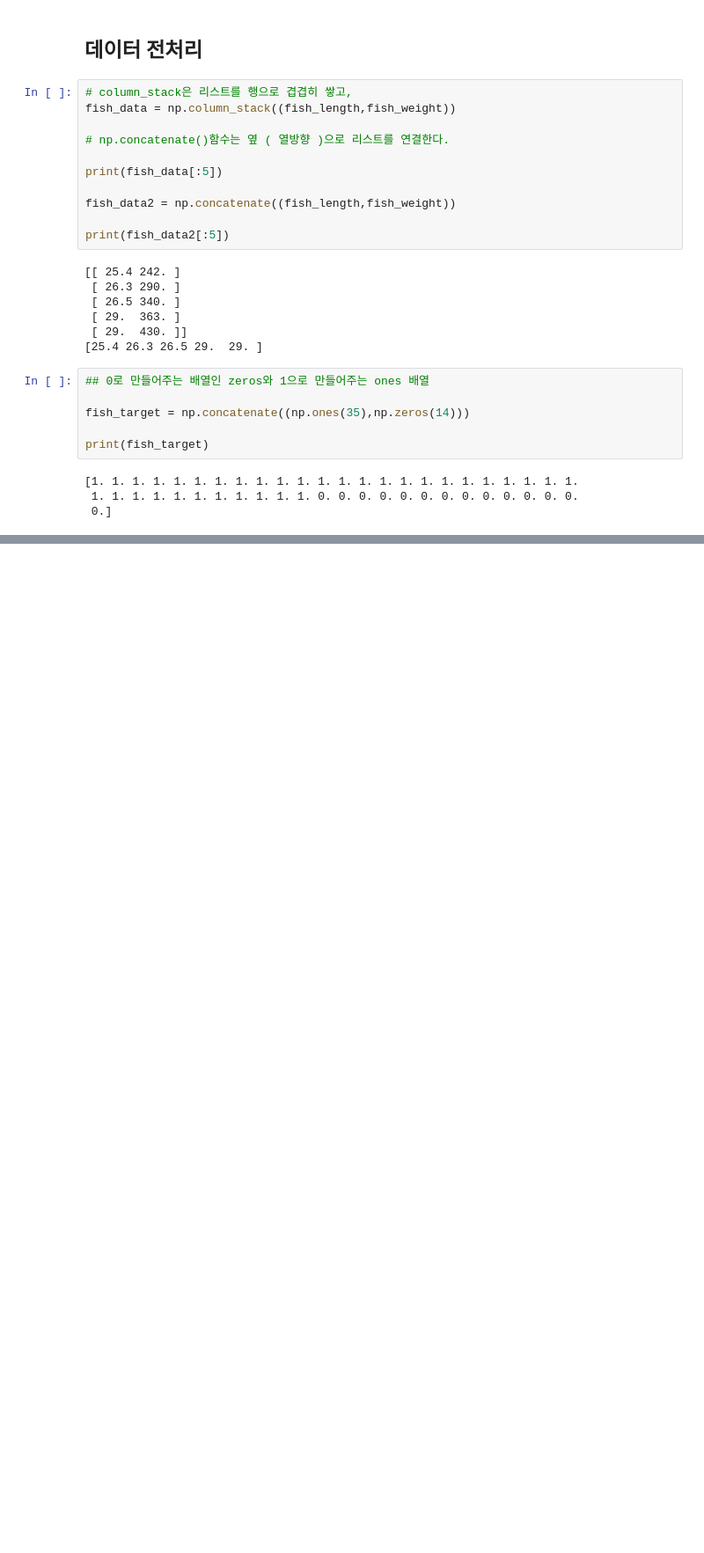
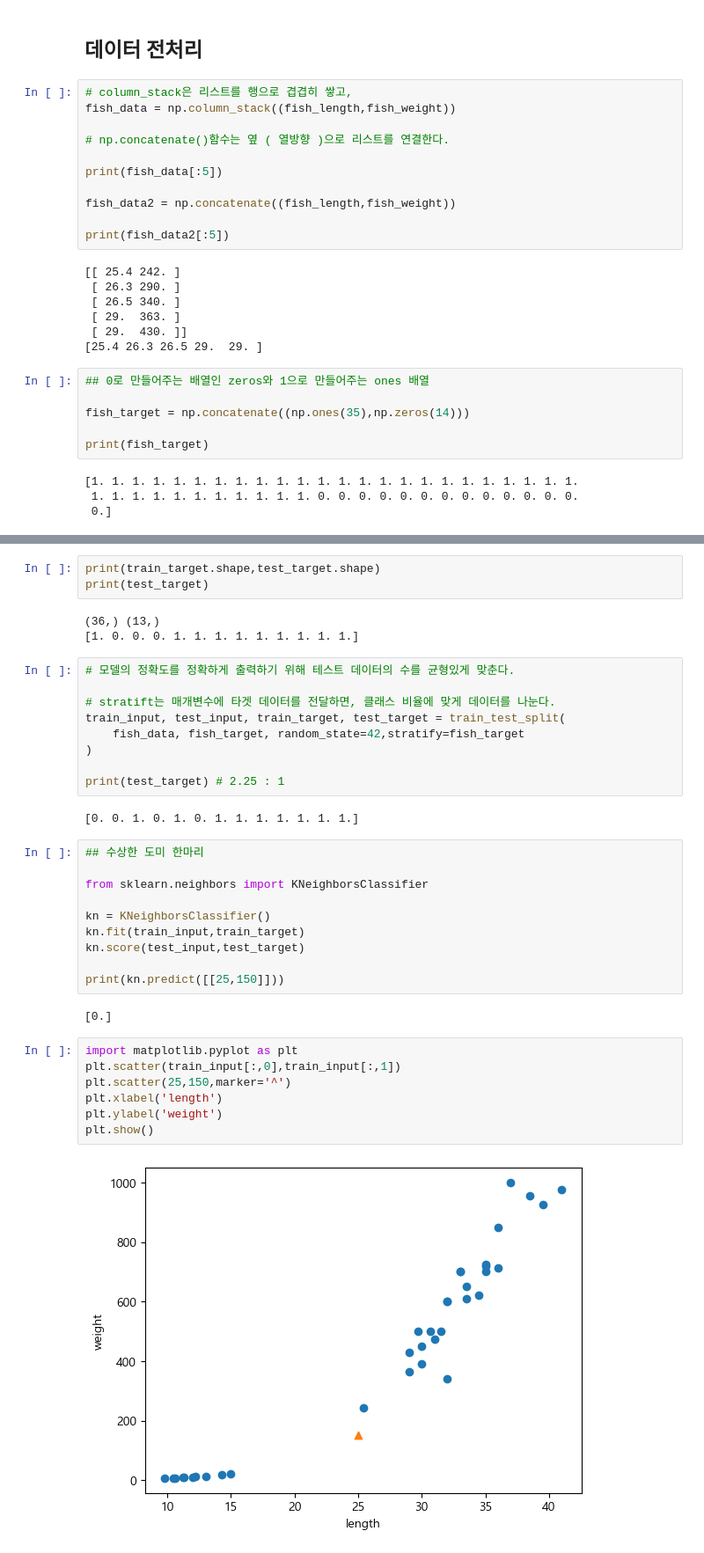
Before and after one commit to zxcc9867/AI-Agent-Dev, a Jupyter notebook: python/ml_study/chapter02/chapter02-1.ipynb, the cells around one changed output, grey strips where cells are left out. Shown at 88% size. Saved outputs shown, nothing was run; the diff lists cells and outputs as text; blank space fills up the shorter version.

```diff
--- a/python/ml_study/chapter02/chapter02-1.ipynb
+++ b/python/ml_study/chapter02/chapter02-1.ipynb
@@ -626,0 +632,38 @@ print(fish_target)
+# %%
+print(train_target.shape,test_target.shape)
+print(test_target)
+# %% [output]
+(36,) (13,)
+[1. 0. 0. 0. 1. 1. 1. 1. 1. 1. 1. 1. 1.]
+# %%
+# 모델의 정확도를 정확하게 출력하기 위해 테스트 데이터의 수를 균형있게 맞춘다.
+
+# stratift는 매개변수에 타겟 데이터를 전달하면, 클래스 비율에 맞게 데이터를 나눈다.
+train_input, test_input, train_target, test_target = train_test_split(
+    fish_data, fish_target, random_state=42,stratify=fish_target
+)
+
+print(test_target) # 2.25 : 1
+# %% [output]
+[0. 0. 1. 0. 1. 0. 1. 1. 1. 1. 1. 1. 1.]
+# %%
+## 수상한 도미 한마리
+
+from sklearn.neighbors import KNeighborsClassifier
+
+kn = KNeighborsClassifier()
+kn.fit(train_input,train_target)
+kn.score(test_input,test_target)
+
+print(kn.predict([[25,150]]))
+# %% [output]
+[0.]
+# %%
+import matplotlib.pyplot as plt
+plt.scatter(train_input[:,0],train_input[:,1])
+plt.scatter(25,150,marker='^')
+plt.xlabel('length')
+plt.ylabel('weight')
+plt.show()
+# %% [output]
+[figure, added]
```
Also changed, not shown: parts of 9 cells of this notebook.
